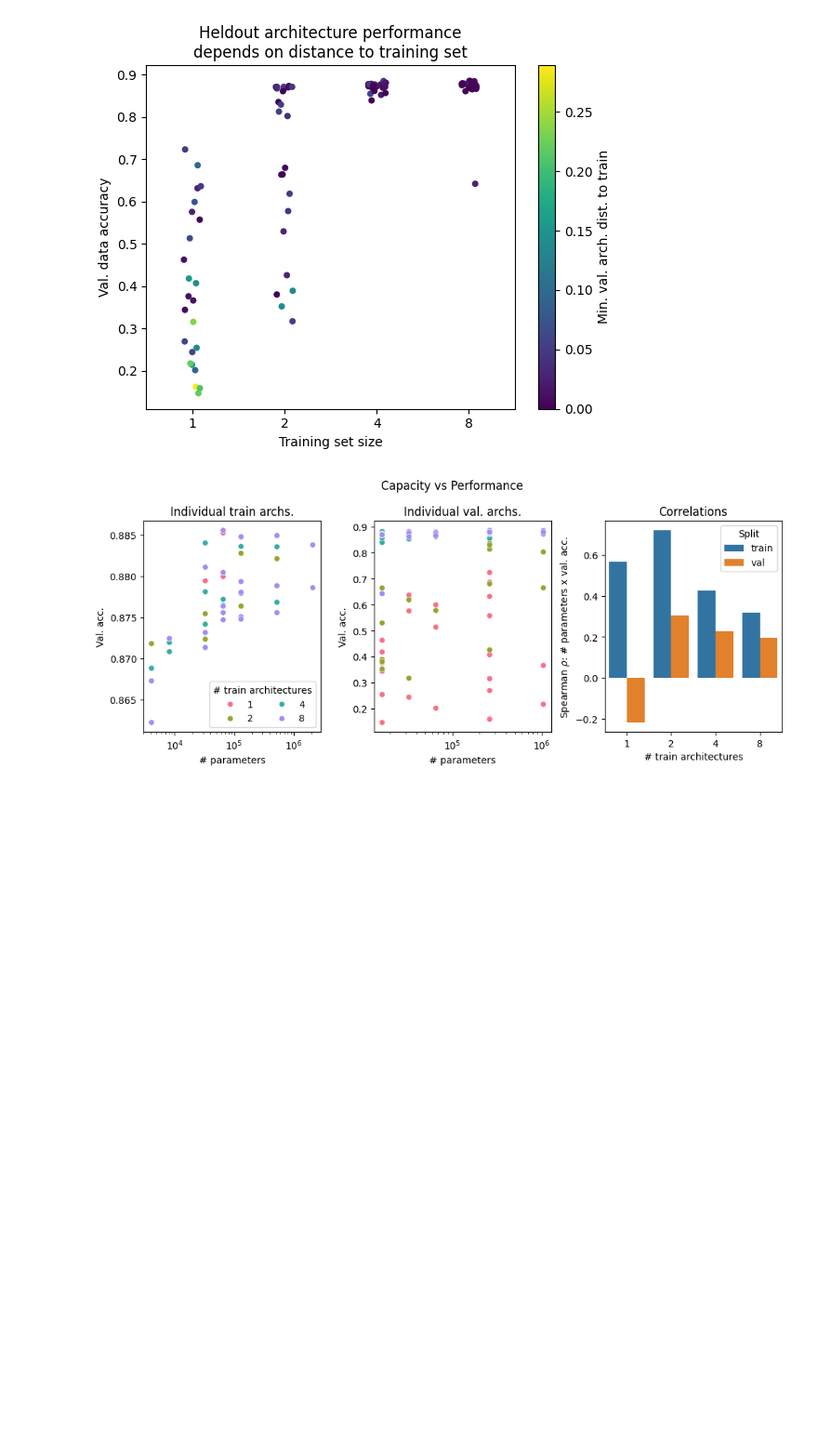
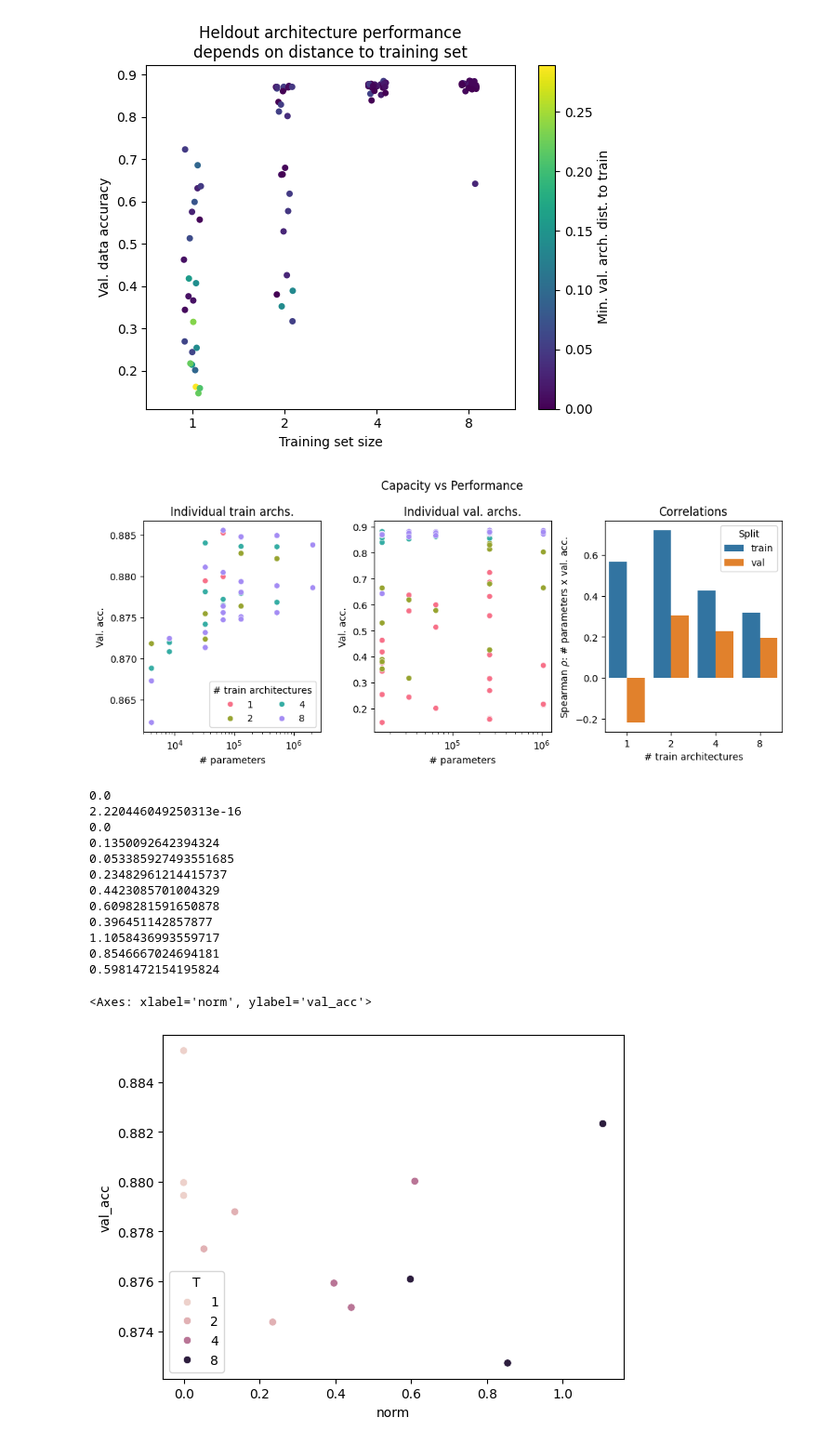
Before and after one commit to Mythos-Scientific/meta-nca, a Jupyter notebook: experiments/scaling/notebooks/scaling-ablation-fashion-mnist.ipynb, the cells around one changed output. Shown at 93% size. Drawn from its saved outputs; the diff is of its cells as text; code cells hidden in the pictures; blank space fills up the shorter version.

```diff
--- a/experiments/scaling/notebooks/scaling-ablation-fashion-mnist.ipynb
+++ b/experiments/scaling/notebooks/scaling-ablation-fashion-mnist.ipynb
@@ -237,3 +237,37 @@ plt.savefig(f"../figures/fashion_mnist_capacity_x_perf.{fig_extension}")
 plt.show()
 # %% [output]
 [figure]
+# %%
+records = []
+for (T, rep), rep_df in result_df_distance[result_df_distance.split == "train"].groupby(["T", "rep"]):
+    archs = np.vstack(rep_df.arch_tuple.apply(np.asarray).values)
+    num = archs @ archs.T
+    #print(archs.shape, archs @ archs.)
+    denom = np.linalg.norm(archs, axis=-1, ord=2)[:, None] * np.linalg.norm(archs, axis=-1, ord=2)[None, :]
+    distances =  1 - (num / denom)
+    frob = np.linalg.norm(distances)
+    print(frob)
+    #plt.show()
+    #print(spread)
+    val_acc = rep_df.val_acc_mean.mean()
+    records.append({"val_acc": val_acc, "T": T, "rep": rep, "norm": frob})
+
+df = pd.DataFrame.from_records(records)
+df["Trep"] = df["T"].astype(str) + "-" + df["rep"].astype(str)
+
+sns.scatterplot(df, x="norm", y="val_acc", hue="T")
+# %% [output]
+0.0
+2.220446049250313e-16
+0.0
+0.1350092642394324
+0.053385927493551685
+0.23482961214415737
+0.4423085701004329
+0.6098281591650878
+0.396451142857877
+1.1058436993559717
+0.8546667024694181
+0.5981472154195824
+<Axes: xlabel='norm', ylabel='val_acc'>
+[figure, added]
```
Also changed, not shown: 1 other file.
